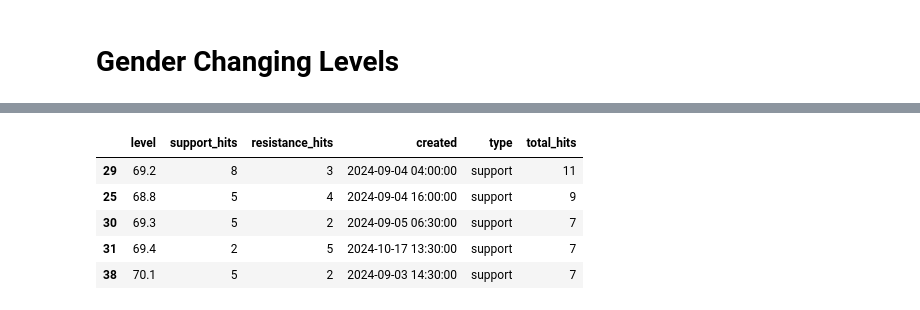
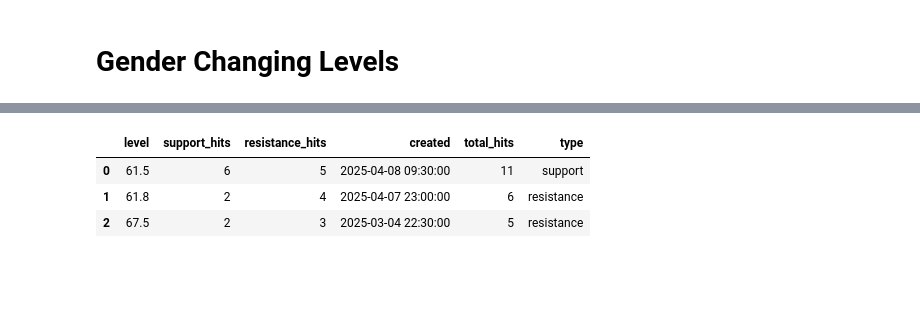
Before and after one commit to codenibler/level_detector, a Jupyter notebook: gender_changes.ipynb, the cells around one changed output, grey strips where cells are left out. Saved outputs shown, nothing was run; the diff lists cells and outputs as text; code cells hidden in the pictures; blank space fills up the shorter version.

```diff
--- a/gender_changes.ipynb
+++ b/gender_changes.ipynb
@@ -3,8 +3,11 @@
 # %%
 import pandas as pd
 import pandas_ta as ta
-df = pd.read_csv("data/monthly_segments/CL_30m_2024-09.csv")
+df1 = pd.read_csv("data/monthly_segments/CL_30m_2025-03.csv")
+df2 = pd.read_csv("data/monthly_segments/CL_30m_2025-04.csv")
+df3 = pd.read_csv("data/monthly_segments/CL_30m_2025-05.csv")
 
+df = pd.concat([df1, df2, df3])
 df.columns=['datetime', 'open', 'high', 'low', 'close', 'volume']
 #Check if NA values are in data
 df=df[df['volume']!=0]
@@ -105,40 +118,70 @@ fig.show()
 # %%
 import numpy as np
 
 # Count how often pivot highs/lows land in the same price zone (>=2 hits become bands)
 bin_width = 0.10  # 10 pips-wide zones
-MIN_TOUCHES = 4
+compression_distance = 0.40
+MIN_TOUCHES = 5
 
 support_slice = df.loc[df['pivot'] == 1, ['low', 'datetime']].dropna()
 support_prices = support_slice['low']
 support_dates = support_slice['datetime']
 
 resistance_slice = df.loc[df['pivot'] == 2, ['high', 'datetime']].dropna()
 resistance_prices = resistance_slice['high']
 resistance_dates = resistance_slice['datetime']
 
 support_levels = (support_prices / bin_width).round() * bin_width
 resistance_levels = (resistance_prices / bin_width).round() * bin_width
 
-# Would need to add a created at.
 level_summary = (
     pd.concat([
-        pd.DataFrame({'level': support_levels, 'support_hits': 1, 'resistance_hits': 0, 'created': support_dates, 'type': 'support'}),
-        pd.DataFrame({'level': resistance_levels, 'support_hits': 0, 'resistance_hits': 1, 'created': resistance_dates, 'type': 'resistance'})
+        pd.DataFrame({'level': support_levels, 'support_hits': 1, 'resistance_hits': 0, 'created': support_dates}),
+        pd.DataFrame({'level': resistance_levels, 'support_hits': 0, 'resistance_hits': 1, 'created': resistance_dates})
     ])
     .groupby('level', as_index=False)
-    .agg({'support_hits':'sum','resistance_hits':'sum','created':'min', 'type':'first'})
+    .agg({'support_hits': 'sum', 'resistance_hits': 'sum', 'created': 'min'})
 )
 level_summary['total_hits'] = level_summary['support_hits'] + level_summary['resistance_hits']
 level_summary = level_summary[level_summary['total_hits'] >= MIN_TOUCHES].sort_values('total_hits', ascending=False)
-level_summary.head()
+level_summary['type'] = np.where(level_summary['support_hits'] >= level_summary['resistance_hits'], 'support', 'resistance')
+
+# Merge consecutive levels that lie within one bin width so only the stronger zone remains.
+merged_levels = []
+level_summary_sorted = level_summary.sort_values('level').reset_index(drop=True)
+idx = 0
+while idx < len(level_summary_sorted):
+    current = level_summary_sorted.iloc[idx]
+    if idx < len(level_summary_sorted) - 1:
+        nxt = level_summary_sorted.iloc[idx + 1]
+        if abs(current['level'] - nxt['level']) <= compression_distance:
+            # Keep whichever level accumulated more total touches, and add the other's count.
+            if current['total_hits'] >= nxt['total_hits']:
+                merged = current.copy()
+                merged['total_hits'] += nxt['total_hits']
+                merged['support_hits'] += nxt['support_hits']
+                merged['resistance_hits'] += nxt['resistance_hits']
+            else:
+                merged = nxt.copy()
+                merged['total_hits'] += current['total_hits']
+                merged['support_hits'] += current['support_hits']
+                merged['resistance_hits'] += current['resistance_hits']
+            # Recompute type after merging and set created time as earliest of the two.
+            merged['type'] = 'support' if merged['support_hits'] >= merged['resistance_hits'] else 'resistance'
+            merged['created'] = min(current['created'], nxt['created'])
+            merged_levels.append(merged)
+            idx += 2
+            continue
+    merged_levels.append(current)
+    idx += 1
+
+level_summary_merged = pd.DataFrame(merged_levels).sort_values('total_hits', ascending=False).reset_index(drop=True)
+level_summary_merged.head()
 # %% [output]
-|  | level | support_hits | resistance_hits | created | type | total_hits |
-| 29 | 69.2 | 8 | 3 | 2024-09-04 04:00:00 | support | 11 |
-| 25 | 68.8 | 5 | 4 | 2024-09-04 16:00:00 | support | 9 |
-| 30 | 69.3 | 5 | 2 | 2024-09-05 06:30:00 | support | 7 |
-| 31 | 69.4 | 2 | 5 | 2024-10-17 13:30:00 | support | 7 |
-| 38 | 70.1 | 5 | 2 | 2024-09-03 14:30:00 | support | 7 |
+|  | level | support_hits | resistance_hits | created | total_hits | type |
+| 0 | 61.5 | 6 | 5 | 2025-04-08 09:30:00 | 11 | support |
+| 1 | 61.8 | 2 | 4 | 2025-04-07 23:00:00 | 6 | resistance |
+| 2 | 67.5 | 2 | 3 | 2025-03-04 22:30:00 | 5 | resistance |
 # %%
 import plotly.graph_objects as go
 
```
Also changed, not shown: parts of 11 cells of this notebook, 3 other files.
